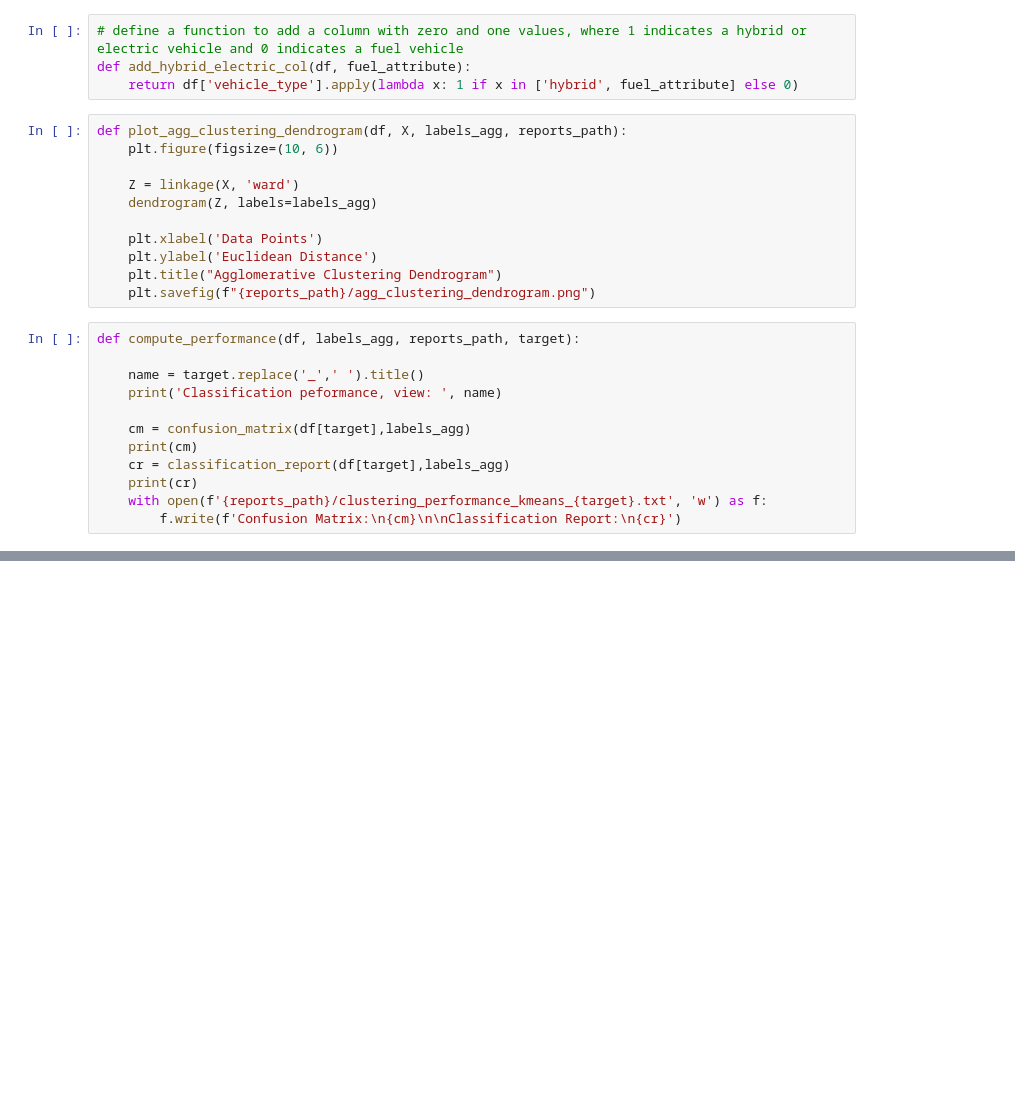
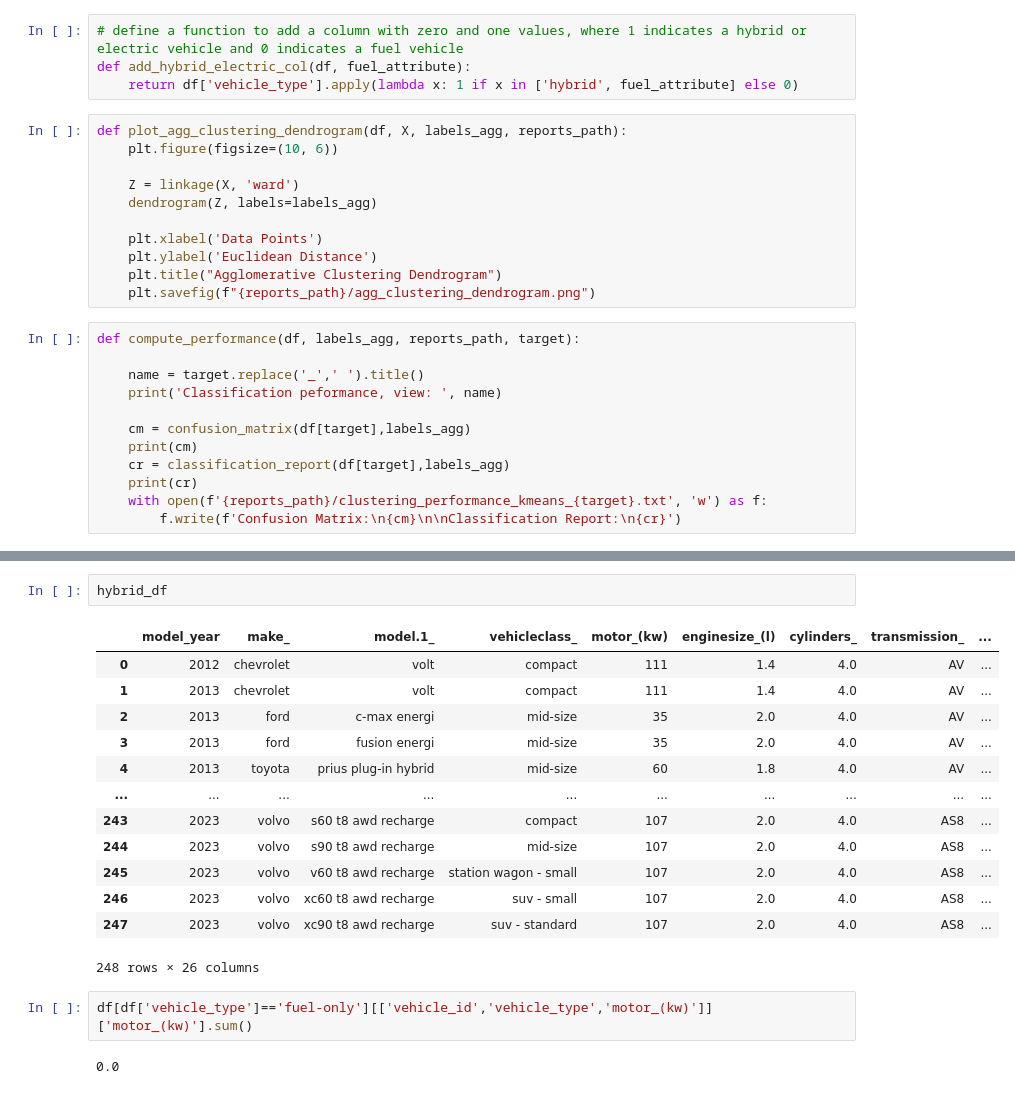
Before and after one commit to lfunderburk/fuel-electric-hybrid-vehicle-ml, a Jupyter notebook: notebooks/clustering.ipynb, the cells around one changed output, grey strips where cells are left out. Cells and saved outputs as stored; diff of their text form; blank space fills up the shorter version.

```diff
--- a/notebooks/clustering.ipynb
+++ b/notebooks/clustering.ipynb
@@ -376,0 +368,20 @@ weighted avg       0.98      0.98      0.98     13075
+# %%
+hybrid_df
+# %% [output]
+|  | model_year | make_ | model.1_ | vehicleclass_ | motor_(kw) | enginesize_(l) | cylinders_ | transmission_ | ... |
+| 0 | 2012 | chevrolet | volt | compact | 111 | 1.4 | 4.0 | AV | ... |
+| 1 | 2013 | chevrolet | volt | compact | 111 | 1.4 | 4.0 | AV | ... |
+| 2 | 2013 | ford | c-max energi | mid-size | 35 | 2.0 | 4.0 | AV | ... |
+| 3 | 2013 | ford | fusion energi | mid-size | 35 | 2.0 | 4.0 | AV | ... |
+| 4 | 2013 | toyota | prius plug-in hybrid | mid-size | 60 | 1.8 | 4.0 | AV | ... |
+| ... | ... | ... | ... | ... | ... | ... | ... | ... | ... |
+| 243 | 2023 | volvo | s60 t8 awd recharge | compact | 107 | 2.0 | 4.0 | AS8 | ... |
+| 244 | 2023 | volvo | s90 t8 awd recharge | mid-size | 107 | 2.0 | 4.0 | AS8 | ... |
+| 245 | 2023 | volvo | v60 t8 awd recharge | station wagon - small | 107 | 2.0 | 4.0 | AS8 | ... |
+| 246 | 2023 | volvo | xc60 t8 awd recharge | suv - small | 107 | 2.0 | 4.0 | AS8 | ... |
+| 247 | 2023 | volvo | xc90 t8 awd recharge | suv - standard | 107 | 2.0 | 4.0 | AS8 | ... |
+248 rows × 26 columns
+# %%
+df[df['vehicle_type']=='fuel-only'][['vehicle_id','vehicle_type','motor_(kw)']]['motor_(kw)'].sum()
+# %% [output]
+0.0
```
Also changed, not shown: parts of 1 cell of this notebook, 9 other files.
